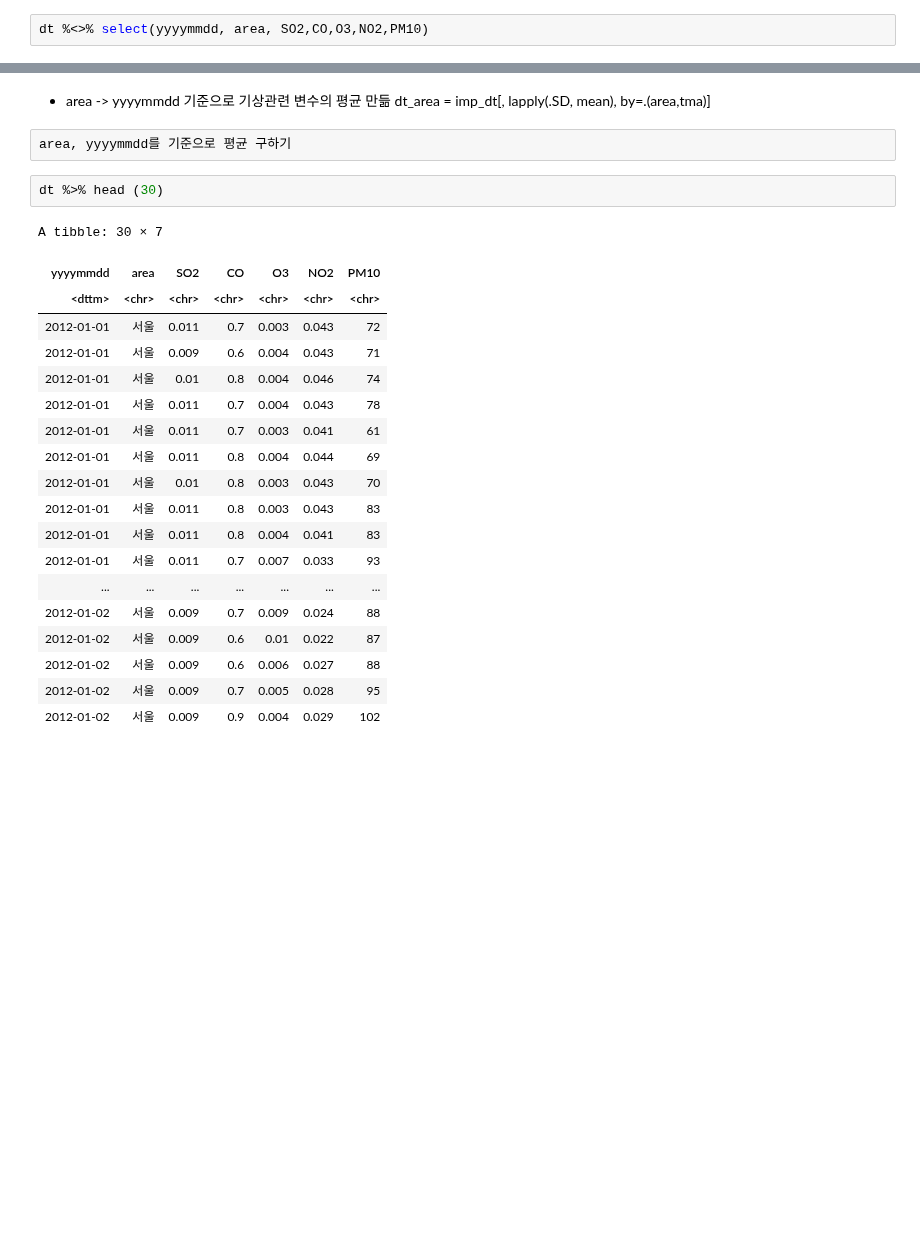
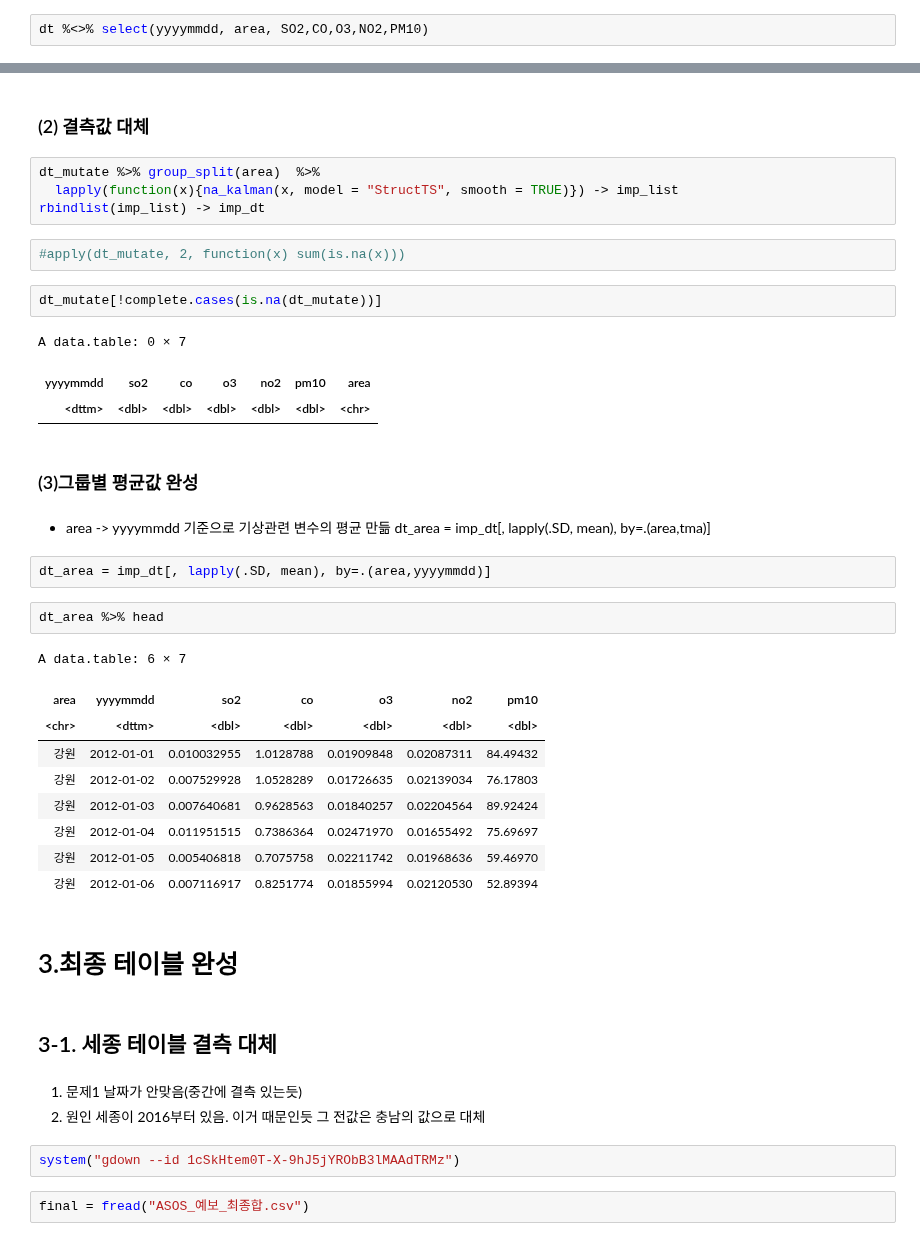
Before and after one commit to min02yam/Prediction-of-Cardiovascular-Disease-Incidence-using-machine-learning, a Jupyter notebook: 2_도시대기_에어코리아.ipynb, the cells around one changed output, grey strips where cells are left out. Saved outputs shown, nothing was run; the diff lists cells and outputs as text; blank space fills up the shorter version.

```diff
--- a/2_도시대기_에어코리아.ipynb
+++ b/2_도시대기_에어코리아.ipynb
@@ -177,27 +243,44 @@ plot_boxplot(dt)
+# %% [markdown]
+### (2) 결측값 대체
+# %%
+dt_mutate %>% group_split(area)  %>%
+  lapply(function(x){na_kalman(x, model = "StructTS", smooth = TRUE)}) -> imp_list
+rbindlist(imp_list) -> imp_dt
+# %%
+#apply(dt_mutate, 2, function(x) sum(is.na(x)))
+# %%
+dt_mutate[!complete.cases(is.na(dt_mutate))]
+# %% [output]
+A data.table: 0 × 7
+| yyyymmdd | so2 | co | o3 | no2 | pm10 | area |
+| <dttm> | <dbl> | <dbl> | <dbl> | <dbl> | <dbl> | <chr> |
+# %% [markdown]
+### (3)그룹별 평균값 완성
 # %% [markdown]
 - area -> yyyymmdd 기준으로 기상관련 변수의 평균 만듦
 dt_area = imp_dt[, lapply(.SD, mean), by=.(area,tma)]
-# %%
-area, yyyymmdd를 기준으로 평균 구하기
-# %%
-dt %>% head (30)
-# %% [output]
-A tibble: 30 × 7
-| yyyymmdd | area | SO2 | CO | O3 | NO2 | PM10 |
-| <dttm> | <chr> | <chr> | <chr> | <chr> | <chr> | <chr> |
-| 2012-01-01 | 서울 | 0.011 | 0.7 | 0.003 | 0.043 | 72 |
-| 2012-01-01 | 서울 | 0.009 | 0.6 | 0.004 | 0.043 | 71 |
-| 2012-01-01 | 서울 | 0.01 | 0.8 | 0.004 | 0.046 | 74 |
-| 2012-01-01 | 서울 | 0.011 | 0.7 | 0.004 | 0.043 | 78 |
-| 2012-01-01 | 서울 | 0.011 | 0.7 | 0.003 | 0.041 | 61 |
-| 2012-01-01 | 서울 | 0.011 | 0.8 | 0.004 | 0.044 | 69 |
-| 2012-01-01 | 서울 | 0.01 | 0.8 | 0.003 | 0.043 | 70 |
-| 2012-01-01 | 서울 | 0.011 | 0.8 | 0.003 | 0.043 | 83 |
-| 2012-01-01 | 서울 | 0.011 | 0.8 | 0.004 | 0.041 | 83 |
-| 2012-01-01 | 서울 | 0.011 | 0.7 | 0.007 | 0.033 | 93 |
-| ... | ... | ... | ... | ... | ... | ... |
-| 2012-01-02 | 서울 | 0.009 | 0.7 | 0.009 | 0.024 | 88 |
-| 2012-01-02 | 서울 | 0.009 | 0.6 | 0.01 | 0.022 | 87 |
-| 2012-01-02 | 서울 | 0.009 | 0.6 | 0.006 | 0.027 | 88 |
-| 2012-01-02 | 서울 | 0.009 | 0.7 | 0.005 | 0.028 | 95 |
-| 2012-01-02 | 서울 | 0.009 | 0.9 | 0.004 | 0.029 | 102 |
+# %%
+dt_area = imp_dt[, lapply(.SD, mean), by=.(area,yyyymmdd)]
+# %%
+dt_area %>% head
+# %% [output]
+A data.table: 6 × 7
+| area | yyyymmdd | so2 | co | o3 | no2 | pm10 |
+| <chr> | <dttm> | <dbl> | <dbl> | <dbl> | <dbl> | <dbl> |
+| 강원 | 2012-01-01 | 0.010032955 | 1.0128788 | 0.01909848 | 0.02087311 | 84.49432 |
+| 강원 | 2012-01-02 | 0.007529928 | 1.0528289 | 0.01726635 | 0.02139034 | 76.17803 |
+| 강원 | 2012-01-03 | 0.007640681 | 0.9628563 | 0.01840257 | 0.02204564 | 89.92424 |
+| 강원 | 2012-01-04 | 0.011951515 | 0.7386364 | 0.02471970 | 0.01655492 | 75.69697 |
+| 강원 | 2012-01-05 | 0.005406818 | 0.7075758 | 0.02211742 | 0.01968636 | 59.46970 |
+| 강원 | 2012-01-06 | 0.007116917 | 0.8251774 | 0.01855994 | 0.02120530 | 52.89394 |
+# %% [markdown]
+# 3.최종 테이블 완성
+# %% [markdown]
+## 3-1. 세종 테이블 결측 대체
+# %% [markdown]
+1. 문제1 날짜가 안맞음(중간에 결측 있는듯)
+2. 원인 세종이 2016부터 있음. 이거 때문인듯 그 전값은 충남의 값으로 대체
+# %%
+system("gdown --id 1cSkHtem0T-X-9hJ5jYRObB3lMAAdTRMz")
+# %%
+final = fread("ASOS_예보_최종합.csv")
```
Also changed, not shown: parts of 35 cells of this notebook.
